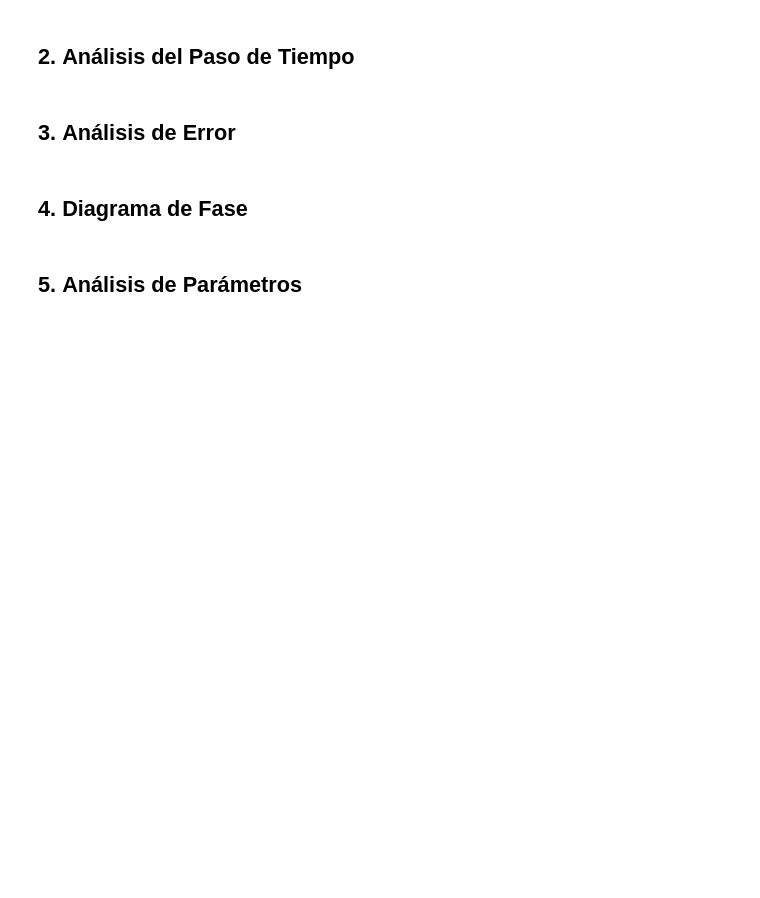
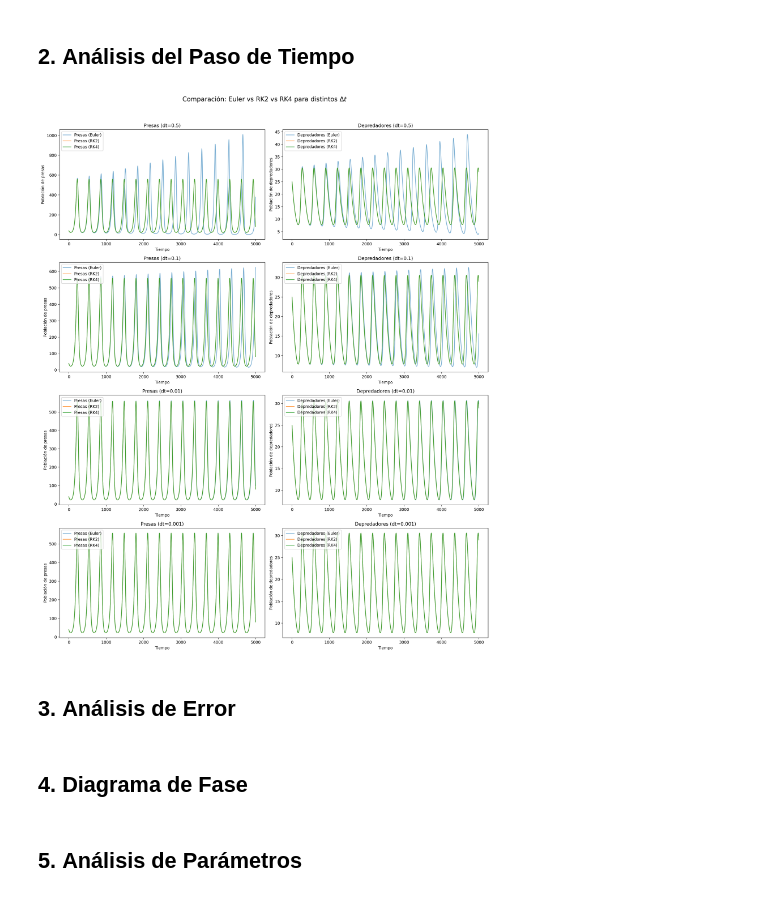
Before and after one commit to Ferzamora053/Tareas-FisComp, a Jupyter notebook: Tarea1_FZ.ipynb, the cells around one changed output. Cells and saved outputs as stored; diff of their text form; code cells hidden in the pictures; blank space fills up the shorter version.

```diff
--- a/Tarea1_FZ.ipynb
+++ b/Tarea1_FZ.ipynb
@@ -286,3 +356,42 @@ plt.show();
+# %%
+n = len(dt)
+fig, axes = plt.subplots(nrows=n, ncols=2, figsize=(16, 5*n), sharex=False)
+fig.suptitle(r'Comparación: Euler vs RK2 vs RK4 para distintos $\Delta t$', fontsize=16)
+
+for i, dt_i in enumerate(dt):
+    res = results[f"dt_{dt_i}"]
+    times = res['times']
+    prey_eu = res['prey_eu']
+    prey_rk2 = res['prey_rk2']
+    prey_rk4 = res['prey_rk4']
+    pred_eu = res['pred_eu']
+    pred_rk2 = res['pred_rk2']
+    pred_rk4 = res['pred_rk4']
+
+    ax_prey = axes[i, 0] if n > 1 else axes[0]
+    ax_pred = axes[i, 1] if n > 1 else axes[1]
+
+    ax_prey.plot(times, prey_eu, label='Presas (Euler)', alpha=0.6)
+    ax_prey.plot(times, prey_rk2, label='Presas (RK2)', alpha=0.7)
+    ax_prey.plot(times, prey_rk4, label='Presas (RK4)', alpha=0.9)
+    ax_prey.set_ylabel('Población de presas')
+    ax_prey.set_title(f'Presas (dt={dt_i})')
+    ax_prey.legend(loc='upper left')
+
+    ax_pred.plot(times, pred_eu, label='Depredadores (Euler)', alpha=0.6)
+    ax_pred.plot(times, pred_rk2, label='Depredadores (RK2)', alpha=0.7)
+    ax_pred.plot(times, pred_rk4, label='Depredadores (RK4)', alpha=0.9)
+    ax_pred.set_ylabel('Población de depredadores')
+    ax_pred.set_title(f'Depredadores (dt={dt_i})')
+    ax_pred.legend(loc='upper left')
+
+for ax in fig.axes:
+    ax.set_xlabel('Tiempo')
+
+plt.tight_layout(rect=[0, 0, 1, 0.96])
+plt.show()
+# %% [output]
+[figure, added]
 # %% [markdown]
 ## 3. **Análisis de Error**
 # %% [markdown]
```
Also changed, not shown: parts of 5 cells of this notebook.
